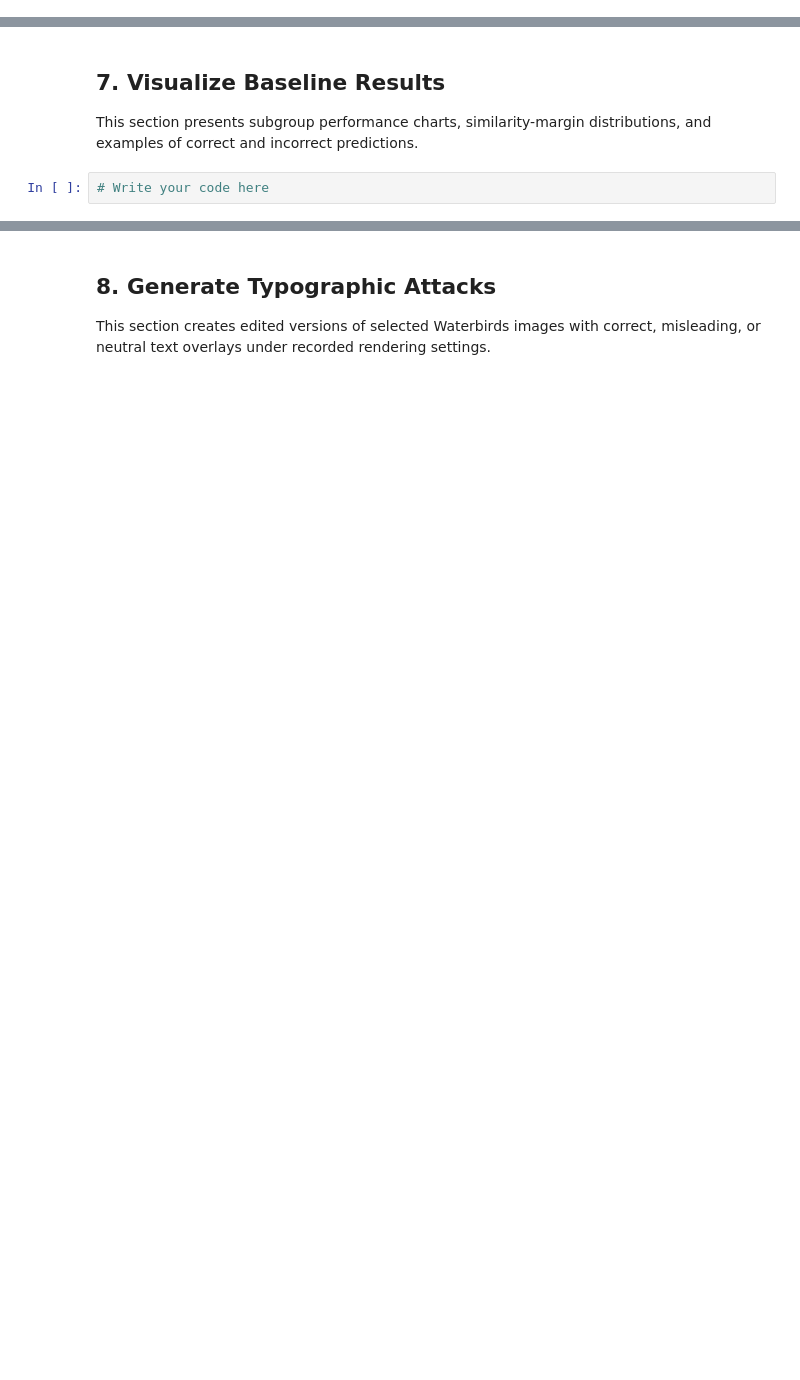
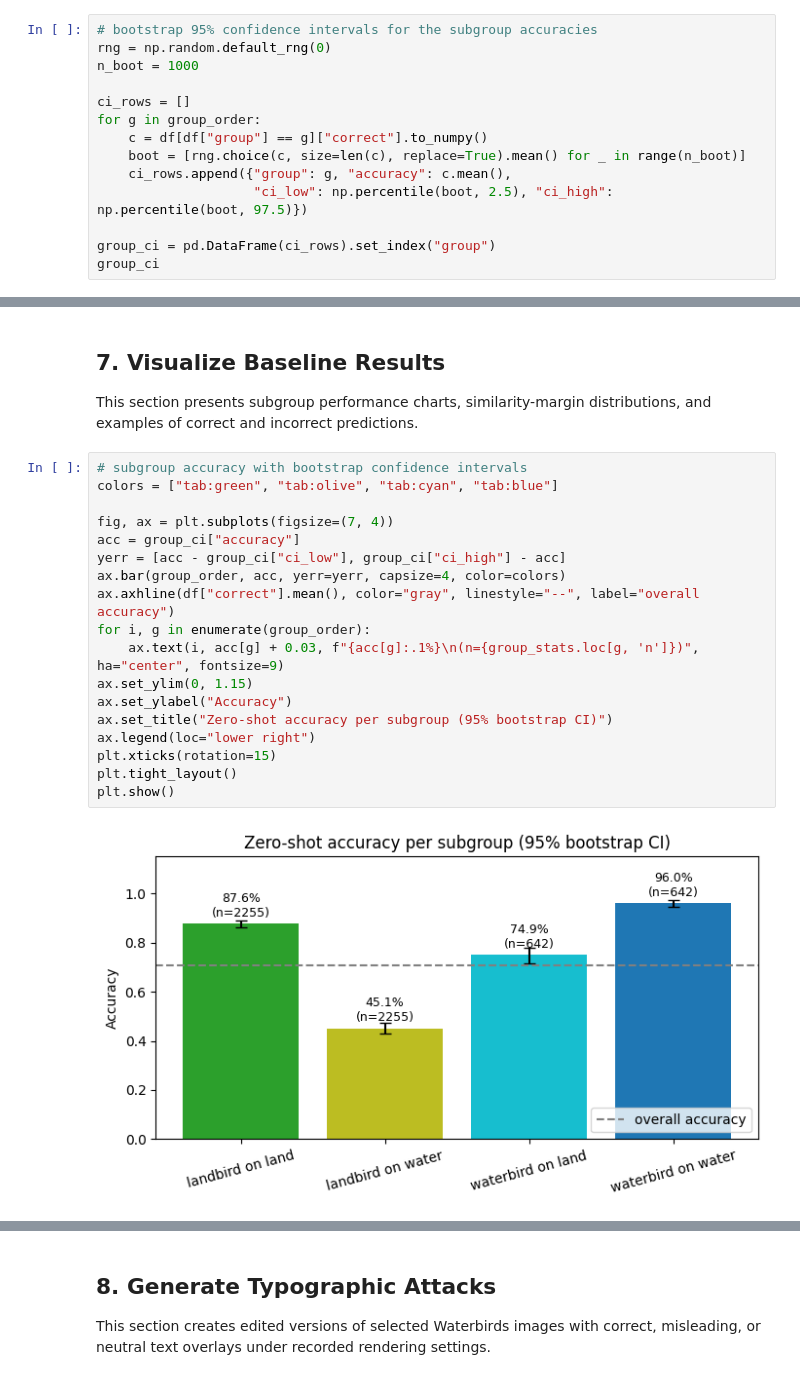
Before and after one commit to ffirani/jku-ai-visualization, a Jupyter notebook: Phase_1/Manual Team/Analysis.ipynb, the cells around one changed output, grey strips where cells are left out. Cells and saved outputs as stored; diff of their text form; blank space fills up the shorter version.

```diff
--- a/Phase_1/Manual Team/Analysis.ipynb
+++ b/Phase_1/Manual Team/Analysis.ipynb
@@ -117,0 +236,14 @@ This section compares results across the four bird-type and background-type subg
+# %%
+# bootstrap 95% confidence intervals for the subgroup accuracies
+rng = np.random.default_rng(0)
+n_boot = 1000
+
+ci_rows = []
+for g in group_order:
+    c = df[df["group"] == g]["correct"].to_numpy()
+    boot = [rng.choice(c, size=len(c), replace=True).mean() for _ in range(n_boot)]
+    ci_rows.append({"group": g, "accuracy": c.mean(),
+                    "ci_low": np.percentile(boot, 2.5), "ci_high": np.percentile(boot, 97.5)})
+
+group_ci = pd.DataFrame(ci_rows).set_index("group")
+group_ci
@@ -119,5 +324,23 @@ This section compares results across the four bird-type and background-type subg
 ## 7. Visualize Baseline Results
 
 This section presents subgroup performance charts, similarity-margin distributions, and examples of correct and incorrect predictions.
-# %%
-# Write your code here
+# %%
+# subgroup accuracy with bootstrap confidence intervals
+colors = ["tab:green", "tab:olive", "tab:cyan", "tab:blue"]
+
+fig, ax = plt.subplots(figsize=(7, 4))
+acc = group_ci["accuracy"]
+yerr = [acc - group_ci["ci_low"], group_ci["ci_high"] - acc]
+ax.bar(group_order, acc, yerr=yerr, capsize=4, color=colors)
+ax.axhline(df["correct"].mean(), color="gray", linestyle="--", label="overall accuracy")
+for i, g in enumerate(group_order):
+    ax.text(i, acc[g] + 0.03, f"{acc[g]:.1%}\n(n={group_stats.loc[g, 'n']})", ha="center", fontsize=9)
+ax.set_ylim(0, 1.15)
+ax.set_ylabel("Accuracy")
+ax.set_title("Zero-shot accuracy per subgroup (95% bootstrap CI)")
+ax.legend(loc="lower right")
+plt.xticks(rotation=15)
+plt.tight_layout()
+plt.show()
+# %% [output]
+[figure, added]
```
Also changed, not shown: parts of 27 cells of this notebook, 2 other files.
